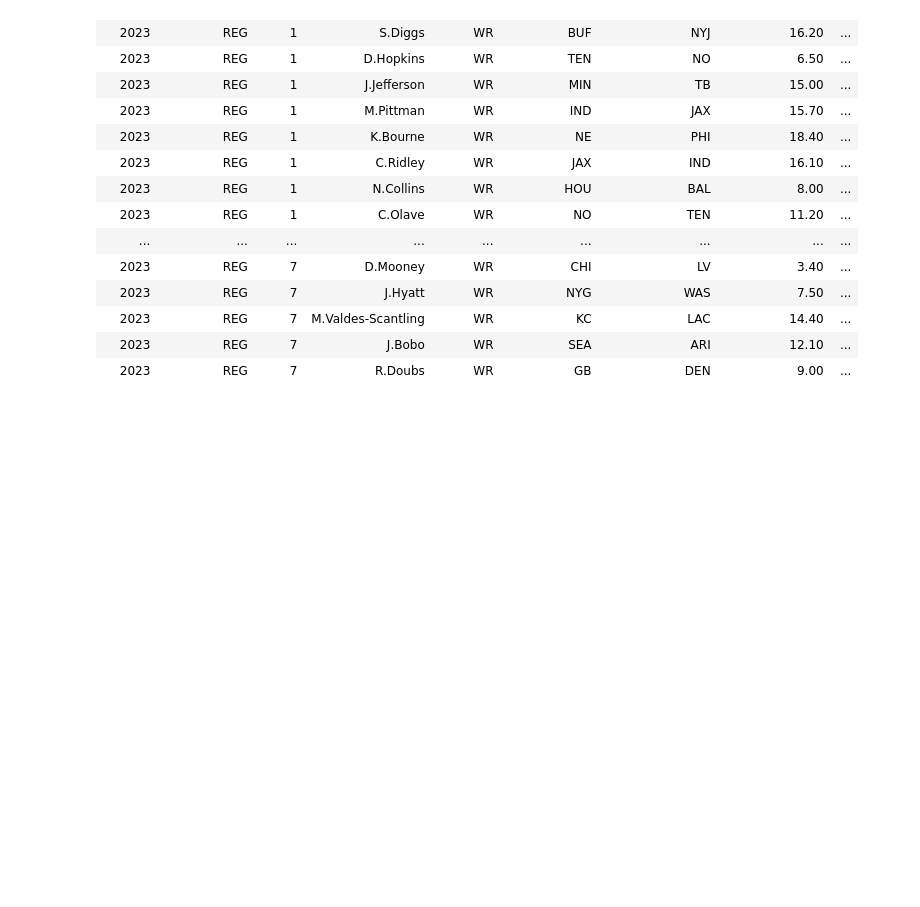
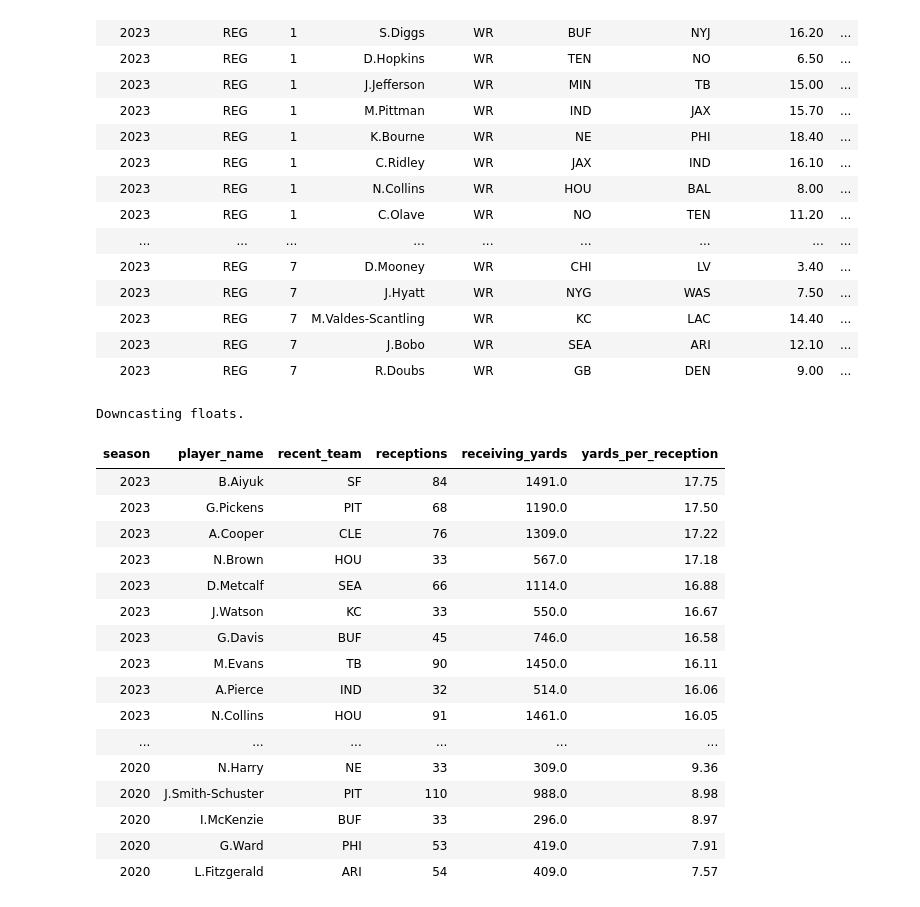
Before and after one commit to ARCtechmo/fanfav, a Jupyter notebook: wr_rec_tgts_2023.ipynb, the cells around one changed output. Drawn from its saved outputs; the diff is of its cells as text; code cells hidden in the pictures; blank space fills up the shorter version.

Commit message:
WR targets and receptions analysis

```diff
--- a/wr_rec_tgts_2023.ipynb
+++ b/wr_rec_tgts_2023.ipynb
@@ -142,0 +145,53 @@ display(HTML(wr_filtered_data.to_html(index=False)))
+# %%
+
+# Define the years of interest
+years = [2020, 2021, 2022, 2023]
+
+# Load data for the specified years
+nfl_data_selected_years = nfl.import_weekly_data(
+    years=years,
+    columns=wr_all_columns
+)
+
+# Filter to show only WR positions
+wr_data_selected_years = nfl_data_selected_years[nfl_data_selected_years['position'] == 'WR']
+
+# Group by season and player, then sum the relevant statistics
+wr_grouped_data = wr_data_selected_years.groupby(['season', 'player_name', 'recent_team'], as_index=False).agg({
+    'receptions': 'sum',
+    'receiving_yards': 'sum'
+})
+
+# Filter WRs with at least 30 receptions in a season and create a copy of the DataFrame to avoid the warning
+wr_filtered_by_receptions = wr_grouped_data[wr_grouped_data['receptions'] >= 30].copy()
+
+# Calculate yards per reception using .loc[] to avoid the SettingWithCopyWarning
+wr_filtered_by_receptions['yards_per_reception'] = wr_filtered_by_receptions['receiving_yards'] / wr_filtered_by_receptions['receptions']
+
+# Rank WRs by yards per reception in descending order
+wr_ranked_by_yards_per_reception = wr_filtered_by_receptions.sort_values(by=['season', 'yards_per_reception'], ascending=[False, False])
+
+# Format decimals to two decimal places
+wr_ranked_by_yards_per_reception = wr_ranked_by_yards_per_reception.round(2)
+
+# Display the ranked WRs
+display(HTML(wr_ranked_by_yards_per_reception.to_html(index=False)))
+# %% [output]
+Downcasting floats.
+| season | player_name | recent_team | receptions | receiving_yards | yards_per_reception |
+| 2023 | B.Aiyuk | SF | 84 | 1491.0 | 17.75 |
+| 2023 | G.Pickens | PIT | 68 | 1190.0 | 17.50 |
+| 2023 | A.Cooper | CLE | 76 | 1309.0 | 17.22 |
+| 2023 | N.Brown | HOU | 33 | 567.0 | 17.18 |
+| 2023 | D.Metcalf | SEA | 66 | 1114.0 | 16.88 |
+| 2023 | J.Watson | KC | 33 | 550.0 | 16.67 |
+| 2023 | G.Davis | BUF | 45 | 746.0 | 16.58 |
+| 2023 | M.Evans | TB | 90 | 1450.0 | 16.11 |
+| 2023 | A.Pierce | IND | 32 | 514.0 | 16.06 |
+| 2023 | N.Collins | HOU | 91 | 1461.0 | 16.05 |
+| ... | ... | ... | ... | ... | ... |
+| 2020 | N.Harry | NE | 33 | 309.0 | 9.36 |
+| 2020 | J.Smith-Schuster | PIT | 110 | 988.0 | 8.98 |
+| 2020 | I.McKenzie | BUF | 33 | 296.0 | 8.97 |
+| 2020 | G.Ward | PHI | 53 | 419.0 | 7.91 |
+| 2020 | L.Fitzgerald | ARI | 54 | 409.0 | 7.57 |
```
Also changed, not shown: parts of 2 cells of this notebook, 1 other file.
